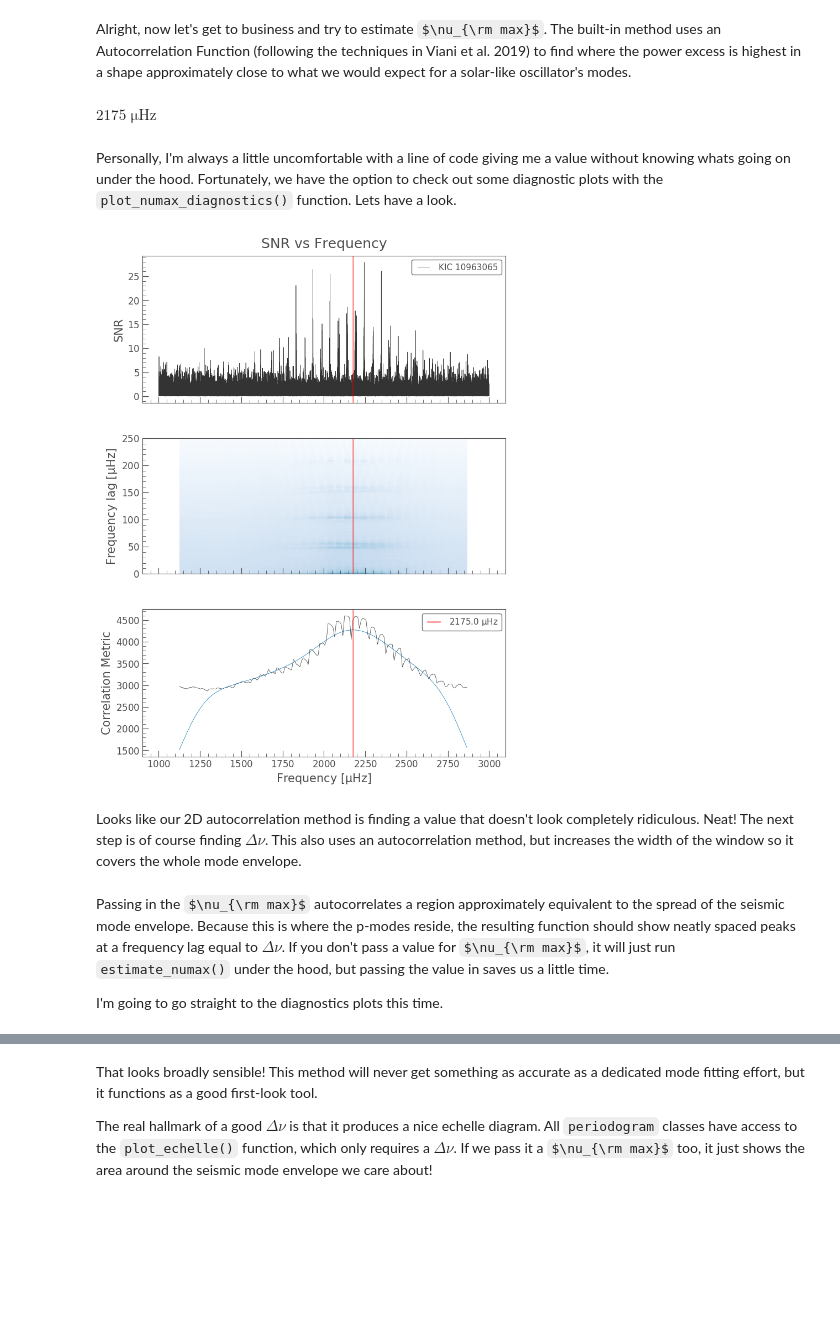
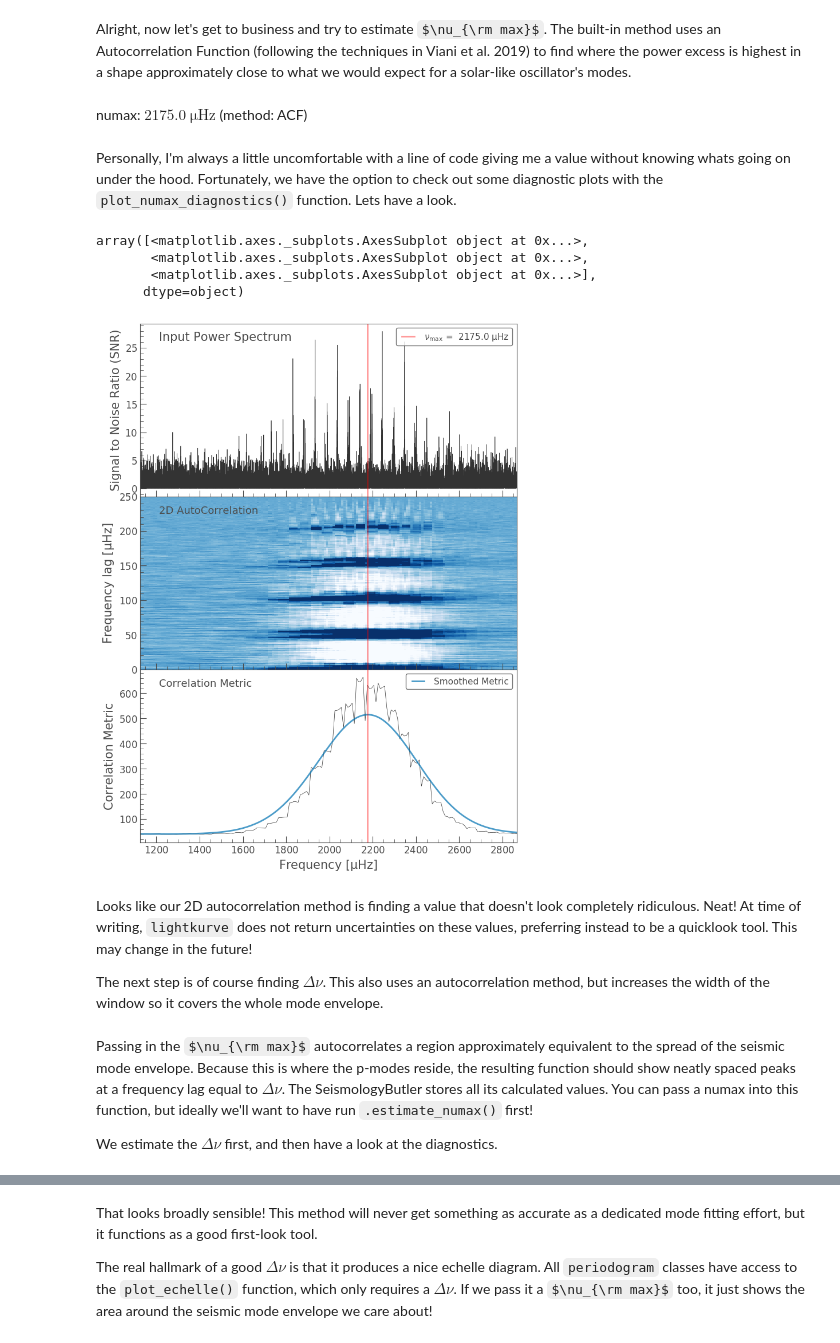
Before and after one commit to ojhall94/TASC5_lightkurve, a Jupyter notebook: Notebooks/Rudy-example.ipynb, the cells around one changed output, grey strips where cells are left out. Drawn from its saved outputs; the diff is of its cells as text; code cells hidden in the pictures; some formulas as TeX source; blank space fills up the shorter version.

```diff
--- a/Notebooks/Rudy-example.ipynb
+++ b/Notebooks/Rudy-example.ipynb
@@ -127,0 +132,3 @@ snr.plot()
+# %%
+butler = snr.to_seismology()
+butler
@@ -128,19 +149,25 @@ snr.plot()
 # %% [markdown]
 Alright, now let's get to business and try to estimate $\nu_{\rm max}$. The built-in method uses an Autocorrelation Function (following the techniques in Viani et al. 2019) to find where the power excess is highest in a shape approximately close to what we would expect for a solar-like oscillator's modes.
 # %%
-numax = snr.estimate_numax()
+numax = butler.estimate_numax()
 numax
 # %% [output]
-$2175 \; \mathrm{\mu Hz}$
+numax: $ 2175.0 $ $\mathrm{\mu Hz}$ (method: ACF)
 # %% [markdown]
 Personally, I'm always a little uncomfortable with a line of code giving me a value without knowing whats going on under the hood. Fortunately, we have the option to check out some diagnostic plots with the `plot_numax_diagnostics()` function. Lets have a look.
-# %%
-numax, ax = snr.plot_numax_diagnostics()
-# %% [output]
-[figure, removed]
+# %%
+butler.diagnose_numax()
+# %% [output]
+array([<matplotlib.axes._subplots.AxesSubplot object at 0x...>,
+       <matplotlib.axes._subplots.AxesSubplot object at 0x...>,
+       <matplotlib.axes._subplots.AxesSubplot object at 0x...>],
+      dtype=object)
+[figure, added]
 # %% [markdown]
-Looks like our 2D autocorrelation method is finding a value that doesn't look completely ridiculous. Neat! The next step is of course finding $\Delta\nu$. This also uses an autocorrelation method, but increases the width of the window so it covers the whole mode envelope.
+Looks like our 2D autocorrelation method is finding a value that doesn't look completely ridiculous. Neat! At time of writing, `lightkurve` does not return uncertainties on these values, preferring instead to be a quicklook tool. This may change in the future!
+
+The next step is of course finding $\Delta\nu$. This also uses an autocorrelation method, but increases the width of the window so it covers the whole mode envelope.
 # %% [markdown]
-Passing in the $\nu_{\rm max}$ autocorrelates a region approximately equivalent to the spread of the seismic mode envelope. Because this is where the p-modes reside, the resulting function should show neatly spaced peaks at a frequency lag equal to $\Delta\nu$. If you don't pass a value for $\nu_{\rm max}$, it will just run `estimate_numax()` under the hood, but passing the value in saves us a little time.
+Passing in the $\nu_{\rm max}$ autocorrelates a region approximately equivalent to the spread of the seismic mode envelope. Because this is where the p-modes reside, the resulting function should show neatly spaced peaks at a frequency lag equal to $\Delta\nu$. The SeismologyButler stores all its calculated values. You can pass a numax into this function, but ideally we'll want to have run `.estimate_numax()` first!
 
-I'm going to go straight to the diagnostics plots this time.
+We estimate the $\Delta\nu$ first, and then have a look at the diagnostics.
```
Also changed, not shown: parts of 34 cells of this notebook, 4 other files.
